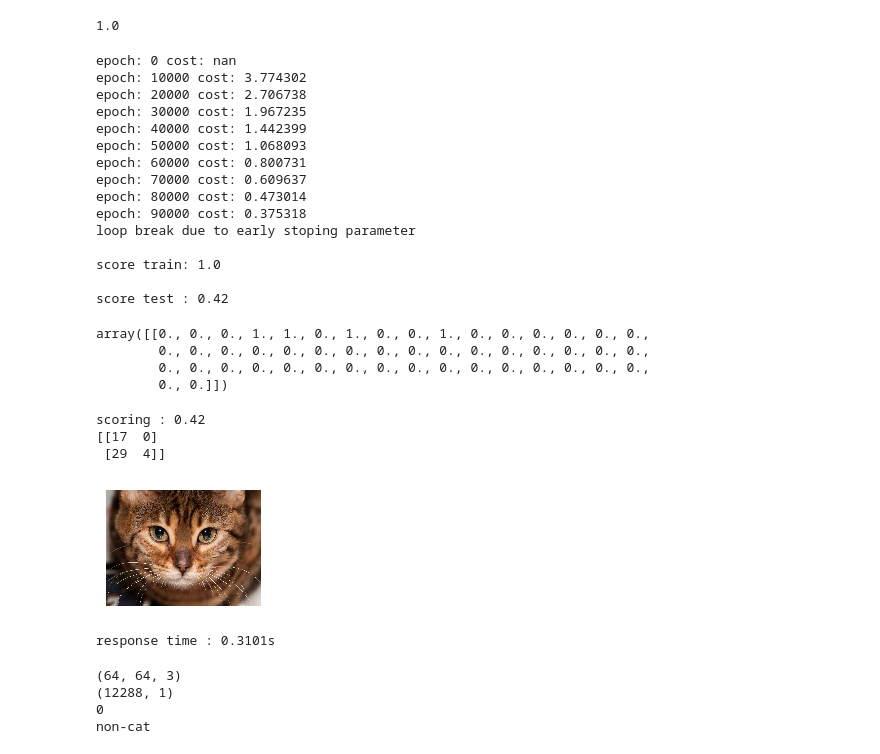
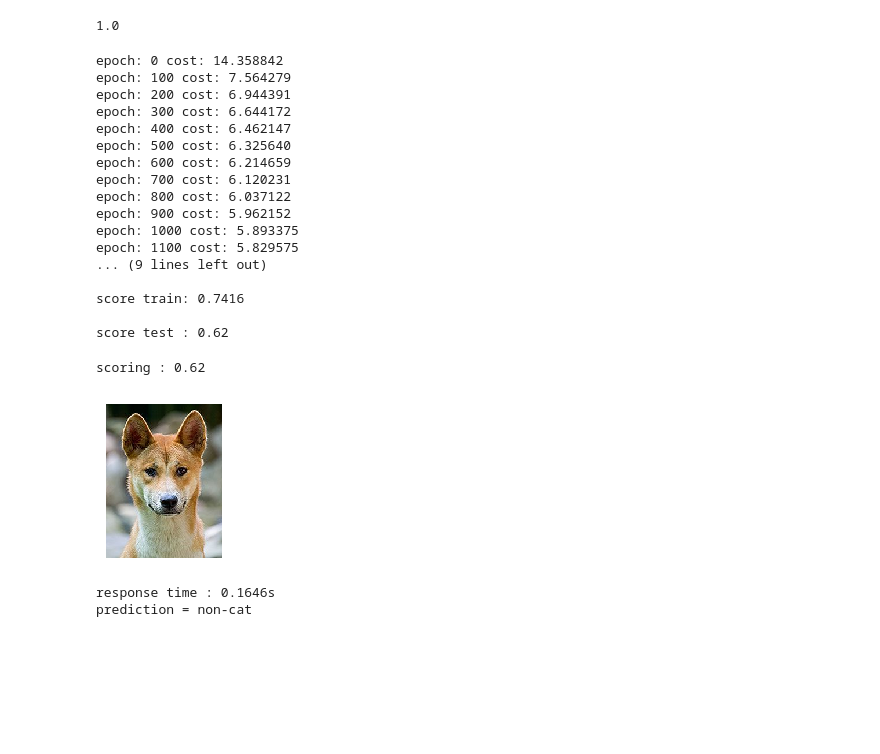
Before and after one commit to amiehe-essomba/logisticRegression, a Jupyter notebook: main.ipynb, the cells around one changed output. Cells and saved outputs as stored; diff of their text form; code cells hidden in the pictures; blank space fills up the shorter version.

```diff
--- a/main.ipynb
+++ b/main.ipynb
@@ -489,31 +489,28 @@ X_train.max()
 # %% [output]
 1.0
 # %%
-history, params = LogisticRegression(X=X_train, Y=y_train, print_val=True, learning_rate=0.005, alpha=0.01, Lambda=0.2,
-                step=10000, early_stoping=100000, epsilon=1e-8, validation_data=(X_test, y_test), random_init=True)
+history, params = LogisticRegression(X=X_train, Y=y_train, print_val=True, learning_rate=0.005, alpha=0.5, Lambda=0.7,
+                step=100, early_stoping=2000, epsilon=1e-8, validation_data=(X_test, y_test), random_init=True)
 # %% [output]
-epoch: 0 cost: nan
-epoch: 10000 cost: 3.774302
-epoch: 20000 cost: 2.706738
-epoch: 30000 cost: 1.967235
-epoch: 40000 cost: 1.442399
-epoch: 50000 cost: 1.068093
-epoch: 60000 cost: 0.800731
-epoch: 70000 cost: 0.609637
-epoch: 80000 cost: 0.473014
-epoch: 90000 cost: 0.375318
-loop break due to early stoping parameter
+epoch: 0 cost: 14.358842
+epoch: 100 cost: 7.564279
+epoch: 200 cost: 6.944391
+epoch: 300 cost: 6.644172
+epoch: 400 cost: 6.462147
+epoch: 500 cost: 6.325640
+epoch: 600 cost: 6.214659
+epoch: 700 cost: 6.120231
+epoch: 800 cost: 6.037122
+epoch: 900 cost: 5.962152
+epoch: 1000 cost: 5.893375
+epoch: 1100 cost: 5.829575
+... (9 lines left out)
 
-score train: 1.0
+score train: 0.7416
 
-score test : 0.42
+score test : 0.62
 # %%
-prediction(params=params, X=X_test)
+y_test_predi = prediction(params=params, X=X_test)
-# %% [output]
-array([[0., 0., 0., 1., 1., 0., 1., 0., 0., 1., 0., 0., 0., 0., 0., 0.,
-        0., 0., 0., 0., 0., 0., 0., 0., 0., 0., 0., 0., 0., 0., 0., 0.,
-        0., 0., 0., 0., 0., 0., 0., 0., 0., 0., 0., 0., 0., 0., 0., 0.,
-        0., 0.]])
 # %%
 y_pred_train = prediction(params=params, X=X_train)
 y_pred_test = prediction(params=params, X=X_test)
@@ -522,30 +519,21 @@ Cm = cm(y_pred=y_pred_test.reshape((-1,)), y_true=y_test.reshape((-1,)))
 y_pred_test
 
 print(f"scoring : {round( scoring(y_test, y_pred_test), 4)}")
-print(Cm)
 # %% [output]
-scoring : 0.42
-[[17  0]
- [29  4]]
+scoring : 0.62
-# %%
-from utils import url_img_read
-
-img_path = "https://www.sciencesetavenir.fr/assets/img/2017/03/29/cover-r4x3w1000-58dbbd655242b-capture-d-e-cran-2017-03-29-a-15-55-40.png"
-img = url_img_read(url=img_path,show_img=True)
-# %% [output]
-[figure, removed]
-response time : 0.3101s
 # %%
+from utils import url_img_read
+
+img_path = "https://i.pinimg.com/originals/73/14/a4/7314a4850e7e066d6da9bca927ed8df5.jpg"
+img = url_img_read(url=img_path,show_img=True)
+
 img_resize  = resize(img, output_shape=(64, 64, 3))
-print(img_resize.shape)
 img = img_resize.reshape((-1, 1))
-print(img.shape)
+
 
 y_pred = int( np.squeeze(prediction(params=params, X=img)) )
-print(y_pred)
-print(classes[y_pred].decode())
+print(f"prediction = {classes[y_pred].decode()}")
 # %% [output]
+[figure, added]
-(64, 64, 3)
-(12288, 1)
-0
-non-cat
+response time : 0.1646s
+prediction = non-cat
```
